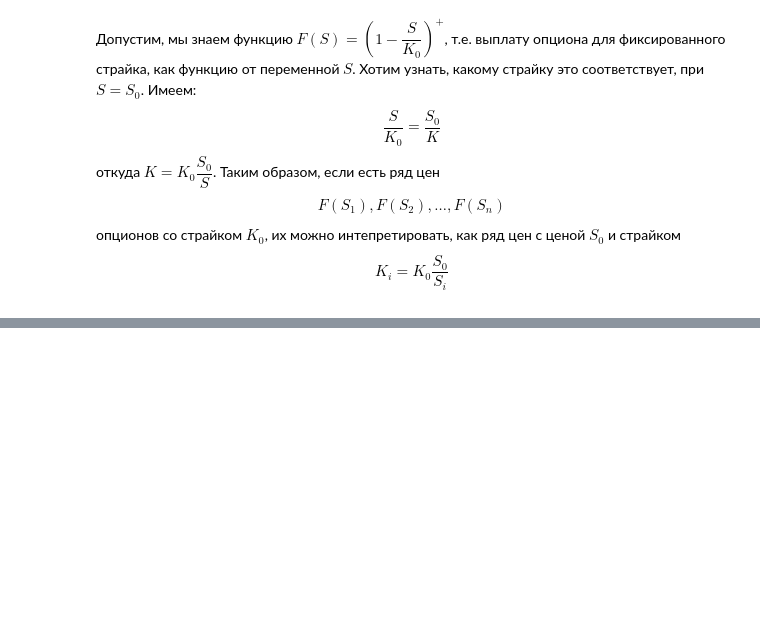
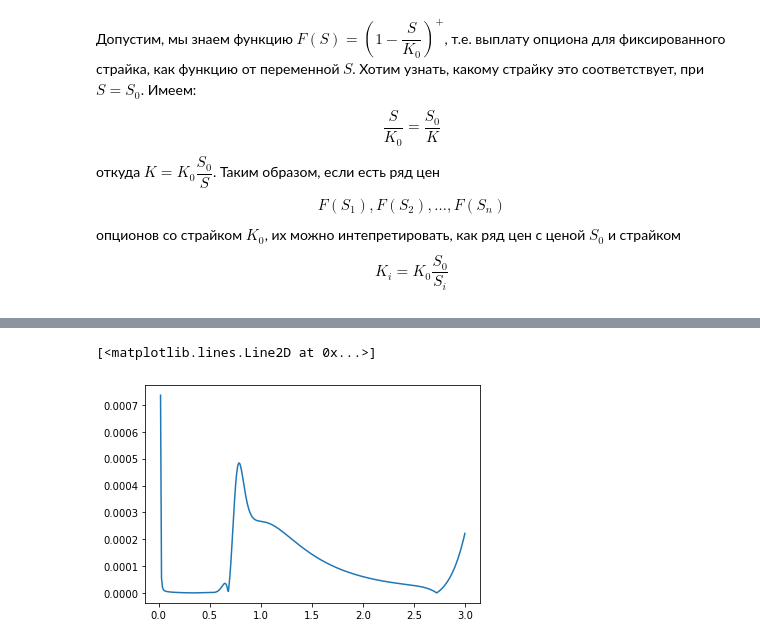
Before and after one commit to dolmatovas/MathFinance, a Jupyter notebook: heston/finite differences1.ipynb, the cells around one changed output, grey strips where cells are left out. Cells and saved outputs as stored; diff of their text form; code cells hidden in the pictures; blank space fills up the shorter version.

```diff
--- a/heston/finite differences1.ipynb
+++ b/heston/finite differences1.ipynb
@@ -240,0 +262,5 @@ plt.grid()
+# %%
+plt.plot(Sn, np.abs(P_exact - pMCS))
+# %% [output]
+[<matplotlib.lines.Line2D at 0x...>]
+[figure, added]
```
Also changed, not shown: parts of 12 cells of this notebook, 4 other files.
